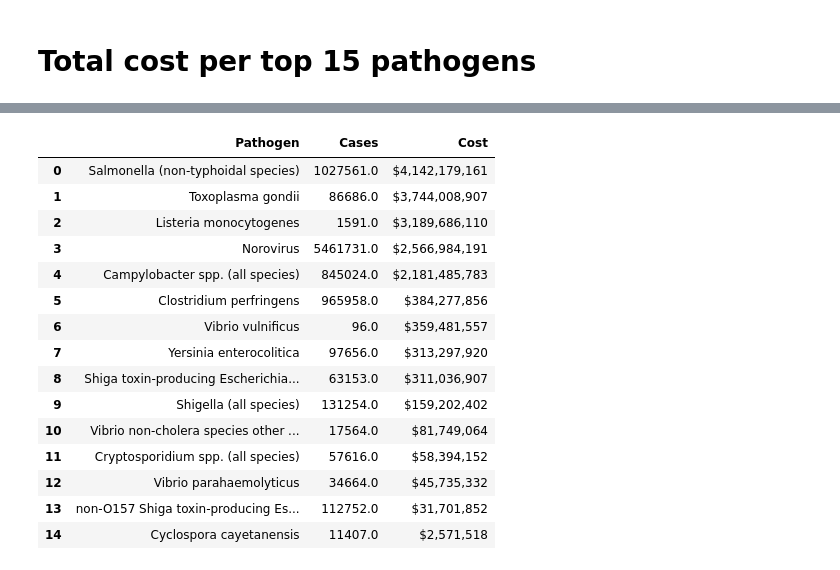
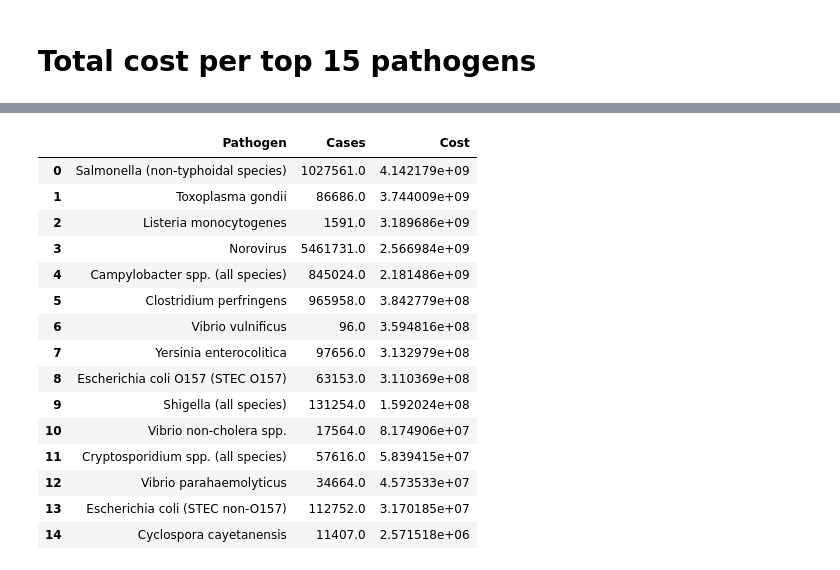
Before and after one commit to Aniastiti/Foodborne_Illness, a Jupyter notebook: notebooks/combined_coi.ipynb, the cells around one changed output, grey strips where cells are left out. Saved outputs shown, nothing was run; the diff lists cells and outputs as text; code cells hidden in the pictures.

```diff
--- a/notebooks/combined_coi.ipynb
+++ b/notebooks/combined_coi.ipynb
@@ -621,22 +622,22 @@ tcost_df
 # %%
 tcost_df = tcost_df.drop(index=[15])
 tcost_df = tcost_df.sort_values('Cost', ascending = False).reset_index(drop=True)
-tcost_df['Cost'] = tcost_df['Cost'].apply(lambda x: '${:,.0f}'.format(x))
+#tcost_df['Cost'] = tcost_df['Cost'].apply(lambda x: '${:,.0f}'.format(x))
 tcost_df
 # %% [output]
 |  | Pathogen | Cases | Cost |
-| 0 | Salmonella (non-typhoidal species) | 1027561.0 | $4,142,179,161 |
-| 1 | Toxoplasma gondii | 86686.0 | $3,744,008,907 |
-| 2 | Listeria monocytogenes | 1591.0 | $3,189,686,110 |
-| 3 | Norovirus | 5461731.0 | $2,566,984,191 |
-| 4 | Campylobacter spp. (all species) | 845024.0 | $2,181,485,783 |
-| 5 | Clostridium perfringens | 965958.0 | $384,277,856 |
-| 6 | Vibrio vulnificus | 96.0 | $359,481,557 |
-| 7 | Yersinia enterocolitica | 97656.0 | $313,297,920 |
-| 8 | Shiga toxin-producing Escherichia... | 63153.0 | $311,036,907 |
-| 9 | Shigella (all species) | 131254.0 | $159,202,402 |
-| 10 | Vibrio non-cholera species other ... | 17564.0 | $81,749,064 |
-| 11 | Cryptosporidium spp. (all species) | 57616.0 | $58,394,152 |
-| 12 | Vibrio parahaemolyticus | 34664.0 | $45,735,332 |
-| 13 | non-O157 Shiga toxin-producing Es... | 112752.0 | $31,701,852 |
-| 14 | Cyclospora cayetanensis | 11407.0 | $2,571,518 |
+| 0 | Salmonella (non-typhoidal species) | 1027561.0 | 4.142179e+09 |
+| 1 | Toxoplasma gondii | 86686.0 | 3.744009e+09 |
+| 2 | Listeria monocytogenes | 1591.0 | 3.189686e+09 |
+| 3 | Norovirus | 5461731.0 | 2.566984e+09 |
+| 4 | Campylobacter spp. (all species) | 845024.0 | 2.181486e+09 |
+| 5 | Clostridium perfringens | 965958.0 | 3.842779e+08 |
+| 6 | Vibrio vulnificus | 96.0 | 3.594816e+08 |
+| 7 | Yersinia enterocolitica | 97656.0 | 3.132979e+08 |
+| 8 | Escherichia coli O157 (STEC O157) | 63153.0 | 3.110369e+08 |
+| 9 | Shigella (all species) | 131254.0 | 1.592024e+08 |
+| 10 | Vibrio non-cholera spp. | 17564.0 | 8.174906e+07 |
+| 11 | Cryptosporidium spp. (all species) | 57616.0 | 5.839415e+07 |
+| 12 | Vibrio parahaemolyticus | 34664.0 | 4.573533e+07 |
+| 13 | Escherichia coli (STEC non-O157) | 112752.0 | 3.170185e+07 |
+| 14 | Cyclospora cayetanensis | 11407.0 | 2.571518e+06 |
```
Also changed, not shown: parts of 10 cells of this notebook, 3 other files.
